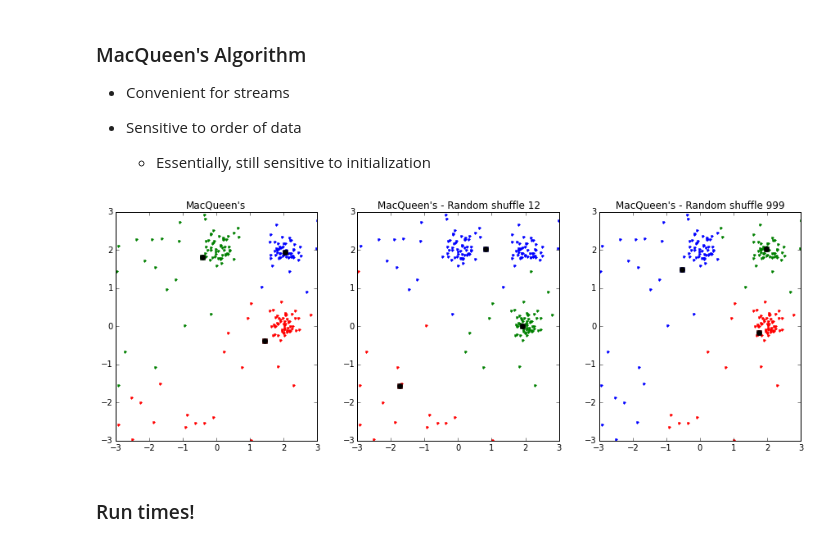
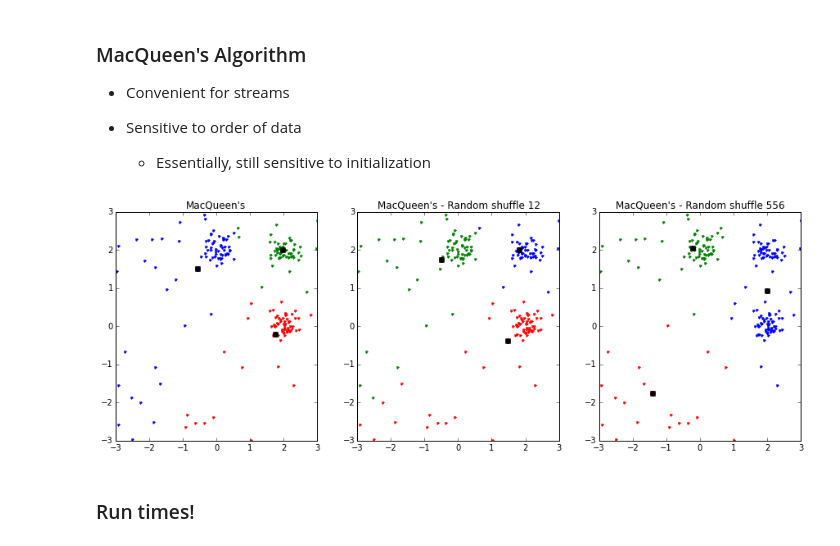
Before and after one commit to motjuste/patt-rex, a Jupyter notebook: project-03-demo.ipynb, the cells around one changed output. Cells and saved outputs as stored; diff of their text form; code cells hidden in the pictures.

```diff
--- a/project-03-demo.ipynb
+++ b/project-03-demo.ipynb
@@ -270,9 +287,9 @@ demo_1_hart(mydata, 3, [12, 42, 999])  # These took some time to choose
 
     + Essentially, still sensitive to initialization
 # %%
-demo_1_macqueen(mydata, 3, [12, 999])
+demo_1_macqueen(mydata, 3, [12, 556])
 # %% [output]
-[figure, old version]
+[figure, new version]
 # %%
 def demo_1_t():
     print("Mac OSX - 10.11.3")
```
Also changed, not shown: parts of 14 cells of this notebook, 2 other files.
